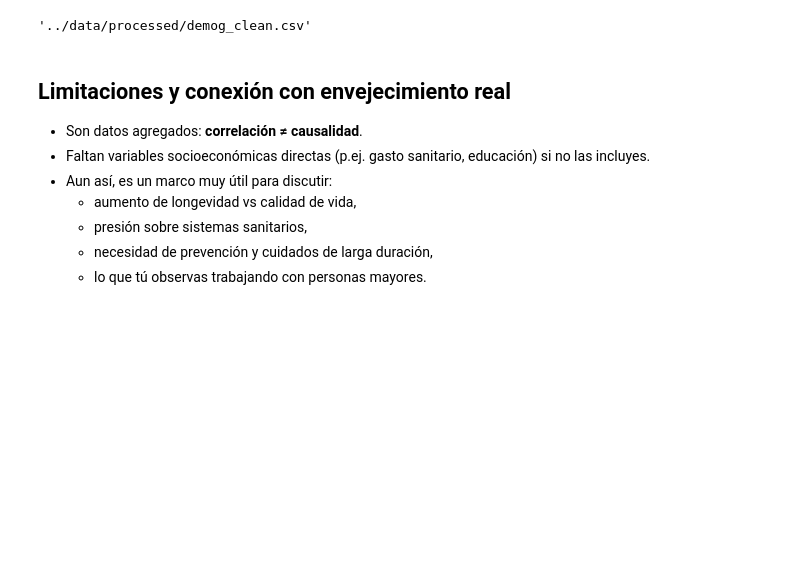
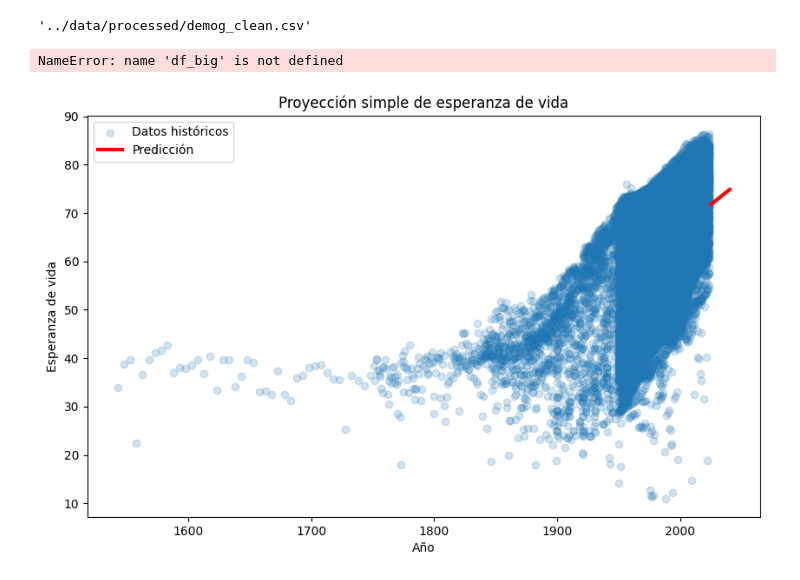
Before and after one commit to dori1888/machine-learning-final-project, a Jupyter notebook: proyecto_final.ipynb, the cells around one changed output. Drawn from its saved outputs; the diff is of its cells as text; code cells hidden in the pictures; blank space fills up the shorter version.

Commit message:
cambio imagenes

```diff
--- a/proyecto_final.ipynb
+++ b/proyecto_final.ipynb
@@ -357,13 +397,38 @@ df_clean.to_csv(clean_path, index=False)
 clean_path
 # %% [output]
 '../data/processed/demog_clean.csv'
-# %% [markdown]
-## Limitaciones y conexión con envejecimiento real
-
-- Son datos agregados: **correlación ≠ causalidad**.
-- Faltan variables socioeconómicas directas (p.ej. gasto sanitario, educación) si no las incluyes.
-- Aun así, es un marco muy útil para discutir:
-  - aumento de longevidad vs calidad de vida,
-  - presión sobre sistemas sanitarios,
-  - necesidad de prevención y cuidados de larga duración,
-  - lo que tú observas trabajando con personas mayores.
+# %%
+from sklearn.linear_model import LinearRegression
+import numpy as np
+
+# datos solo de esperanza de vida
+life_df = df_big[df_big["indicator"] == "life_expectancy"].dropna()
+
+X = life_df[["year"]]
+y = life_df["value"]
+
+model = LinearRegression()
+model.fit(X, y)
+
+# predicción futura
+future_years = pd.DataFrame({"year": np.arange(2025, 2041)})
+future_pred = model.predict(future_years)
+
+future_years["predicted_life_expectancy"] = future_pred
+future_years.head()
+# %% [output]
+NameError: name 'df_big' is not defined
+# %%
+plt.figure(figsize=(10,6))
+
+plt.scatter(X, y, alpha=0.2, label="Datos históricos")
+plt.plot(future_years["year"], future_years["predicted_life_expectancy"],
+         color="red", linewidth=3, label="Predicción")
+
+plt.legend()
+plt.title("Proyección simple de esperanza de vida")
+plt.xlabel("Año")
+plt.ylabel("Esperanza de vida")
+plt.show()
+# %% [output]
+[figure, added]
```
Also changed, not shown: parts of 22 cells of this notebook.
